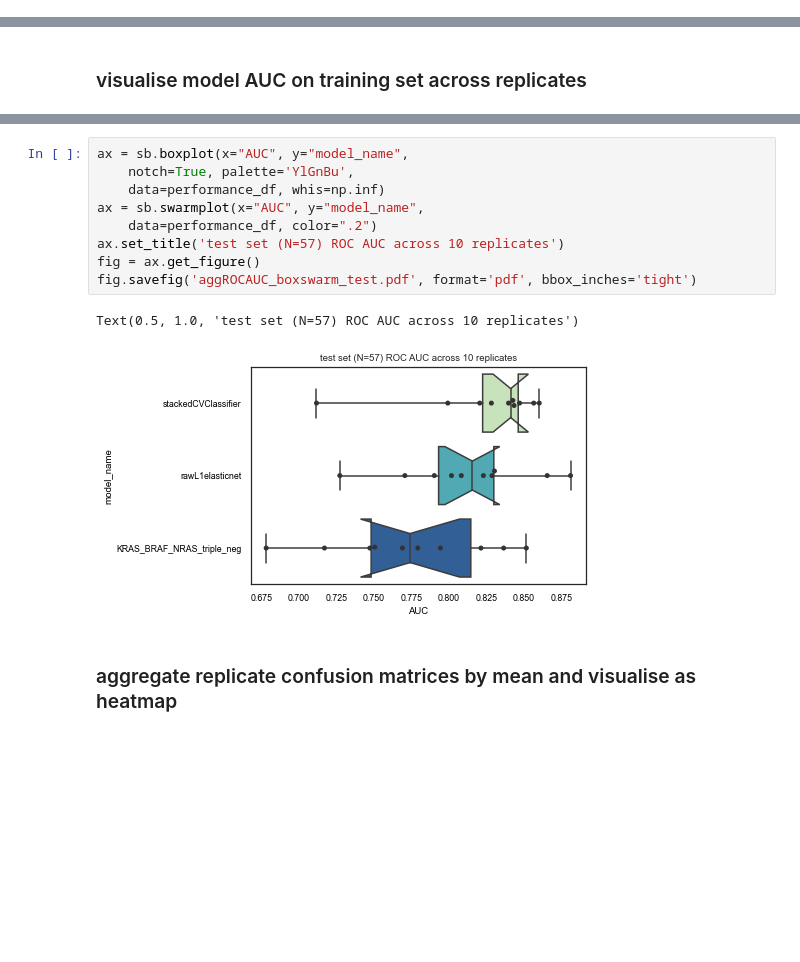
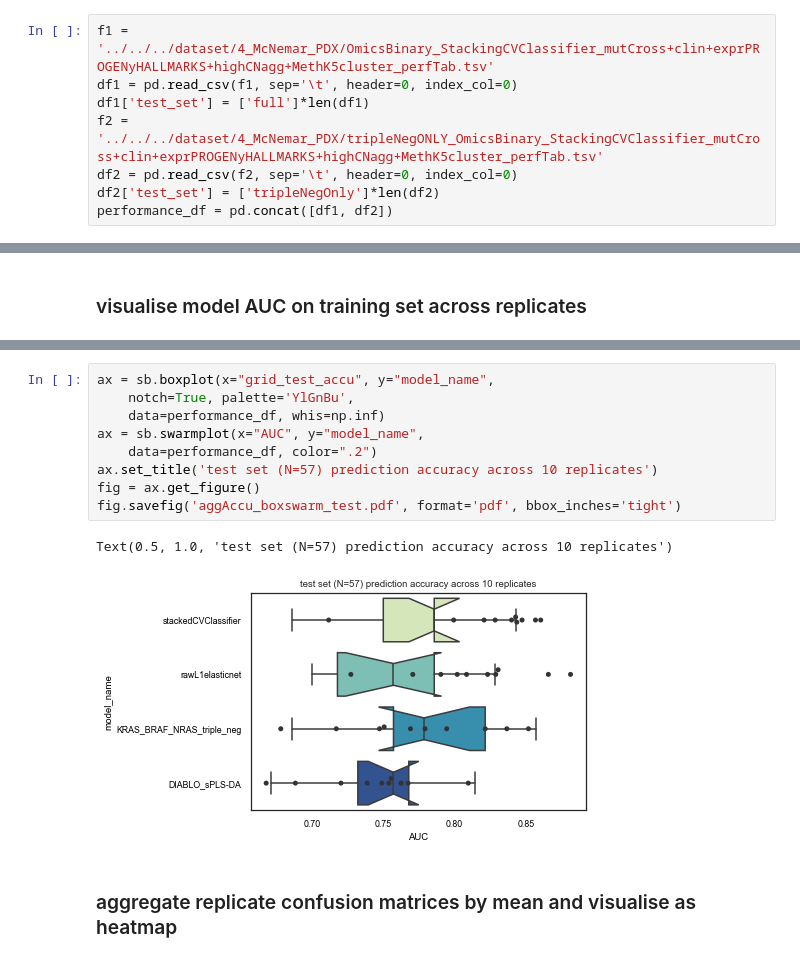
Before and after one commit to vodkatad/pdx_multiomics_integration_preproc, a Jupyter notebook: local/src/4_McNemar_PDX/aggregate_AUC+confMatrix_vis.ipynb, the cells around one changed output, grey strips where cells are left out. Saved outputs shown, nothing was run; the diff lists cells and outputs as text; blank space fills up the shorter version.

Commit message:
add DIABLO eval plots. 30x version

```diff
--- a/local/src/4_McNemar_PDX/aggregate_AUC+confMatrix_vis.ipynb
+++ b/local/src/4_McNemar_PDX/aggregate_AUC+confMatrix_vis.ipynb
@@ -59,3 +56,11 @@ performance_df = pd.read_csv(f, sep='\t', header=0, index_col=0)
+# %%
+f1 = '../../../dataset/4_McNemar_PDX/OmicsBinary_StackingCVClassifier_mutCross+clin+exprPROGENyHALLMARKS+highCNagg+MethK5cluster_perfTab.tsv'
+df1 = pd.read_csv(f1, sep='\t', header=0, index_col=0)
+df1['test_set'] = ['full']*len(df1)
+f2 = '../../../dataset/4_McNemar_PDX/tripleNegONLY_OmicsBinary_StackingCVClassifier_mutCross+clin+exprPROGENyHALLMARKS+highCNagg+MethK5cluster_perfTab.tsv'
+df2 = pd.read_csv(f2, sep='\t', header=0, index_col=0)
+df2['test_set'] = ['tripleNegOnly']*len(df2)
+performance_df = pd.concat([df1, df2])
 # %%
 performance_df
 # %% [output]
@@ -81,15 +153,15 @@ performance_df
 # %%
-ax = sb.boxplot(x="AUC", y="model_name",
+ax = sb.boxplot(x="grid_test_accu", y="model_name",
 	notch=True, palette='YlGnBu',
 	data=performance_df, whis=np.inf)
 ax = sb.swarmplot(x="AUC", y="model_name",
 	data=performance_df, color=".2")
-ax.set_title('test set (N=57) ROC AUC across 10 replicates')
+ax.set_title('test set (N=57) prediction accuracy across 10 replicates')
 fig = ax.get_figure()
-fig.savefig('aggROCAUC_boxswarm_test.pdf', format='pdf', bbox_inches='tight')
+fig.savefig('aggAccu_boxswarm_test.pdf', format='pdf', bbox_inches='tight')
 # %% [output]
-Text(0.5, 1.0, 'test set (N=57) ROC AUC across 10 replicates')
+Text(0.5, 1.0, 'test set (N=57) prediction accuracy across 10 replicates')
-[figure, old version]
+[figure, new version]
 # %% [markdown]
 ### aggregate replicate confusion matrices by mean and visualise as heatmap
 # %%
```
Also changed, not shown: parts of 9 cells of this notebook, 2 other files.
